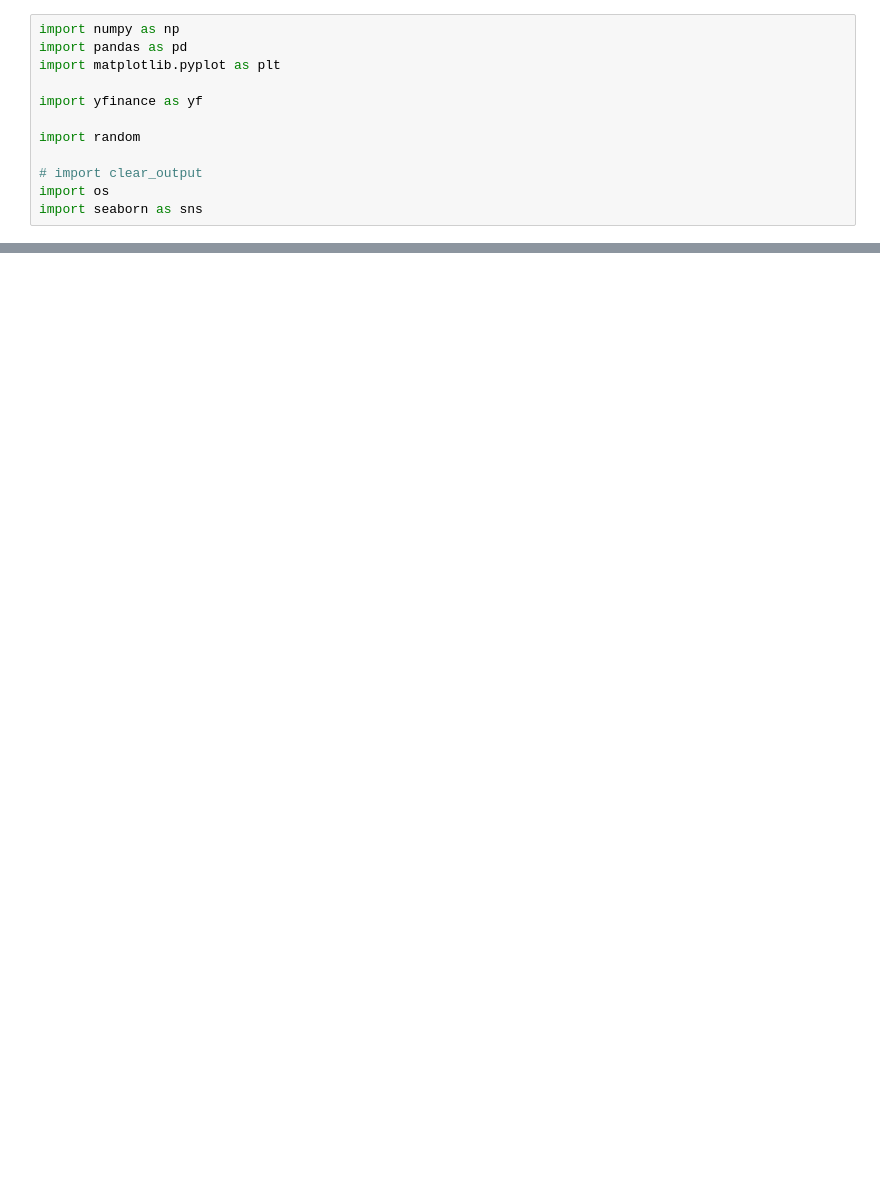
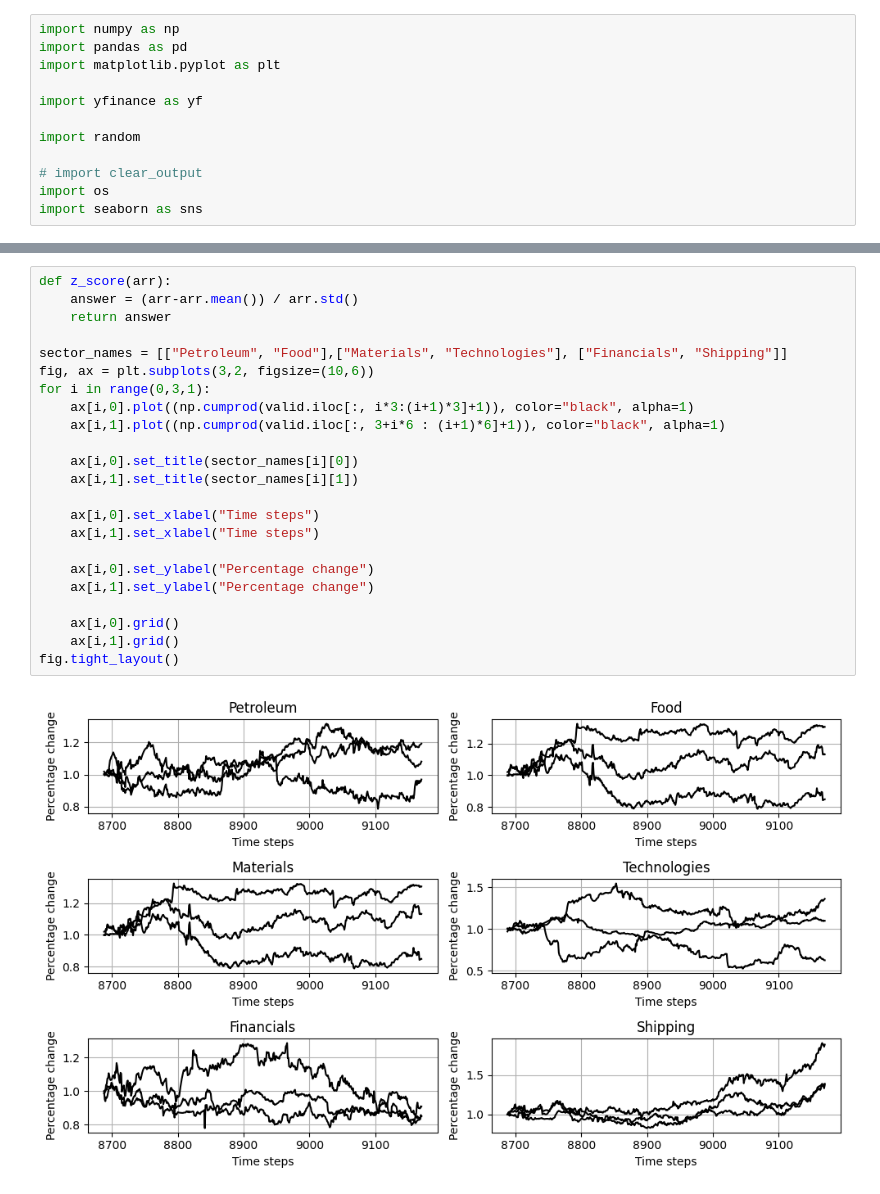
Before and after one commit to DataJakob/BBAN5000-Master-Thesis, a Jupyter notebook: Results/eda.ipynb, the cells around one changed output, grey strips where cells are left out. Drawn from its saved outputs; the diff is of its cells as text; blank space fills up the shorter version.

```diff
--- a/Results/eda.ipynb
+++ b/Results/eda.ipynb
@@ -82,0 +84,25 @@ fig.tight_layout()
+# %%
+def z_score(arr):
+    answer = (arr-arr.mean()) / arr.std()
+    return answer
+
+sector_names = [["Petroleum", "Food"],["Materials", "Technologies"], ["Financials", "Shipping"]]
+fig, ax = plt.subplots(3,2, figsize=(10,6))
+for i in range(0,3,1):
+    ax[i,0].plot((np.cumprod(valid.iloc[:, i*3:(i+1)*3]+1)), color="black", alpha=1)
+    ax[i,1].plot((np.cumprod(valid.iloc[:, 3+i*6 : (i+1)*6]+1)), color="black", alpha=1)
+
+    ax[i,0].set_title(sector_names[i][0])
+    ax[i,1].set_title(sector_names[i][1])
+
+    ax[i,0].set_xlabel("Time steps")
+    ax[i,1].set_xlabel("Time steps")
+
+    ax[i,0].set_ylabel("Percentage change")
+    ax[i,1].set_ylabel("Percentage change")
+
+    ax[i,0].grid()
+    ax[i,1].grid()
+fig.tight_layout()
+# %% [output]
+[figure, added]
```
Also changed, not shown: parts of 14 cells of this notebook, 45 other files.
